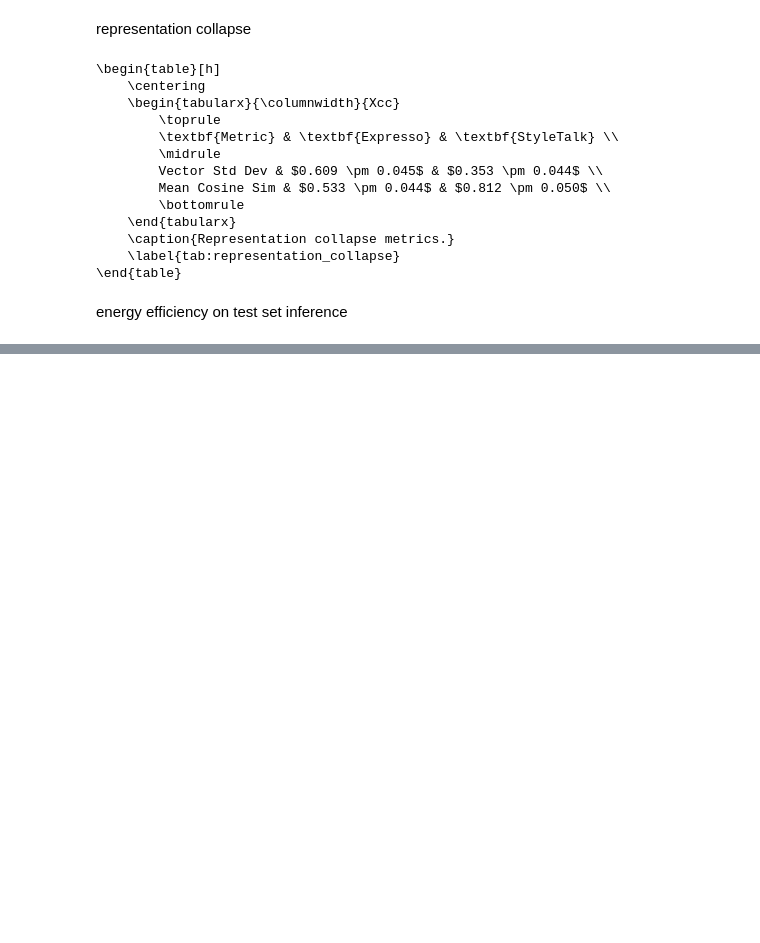
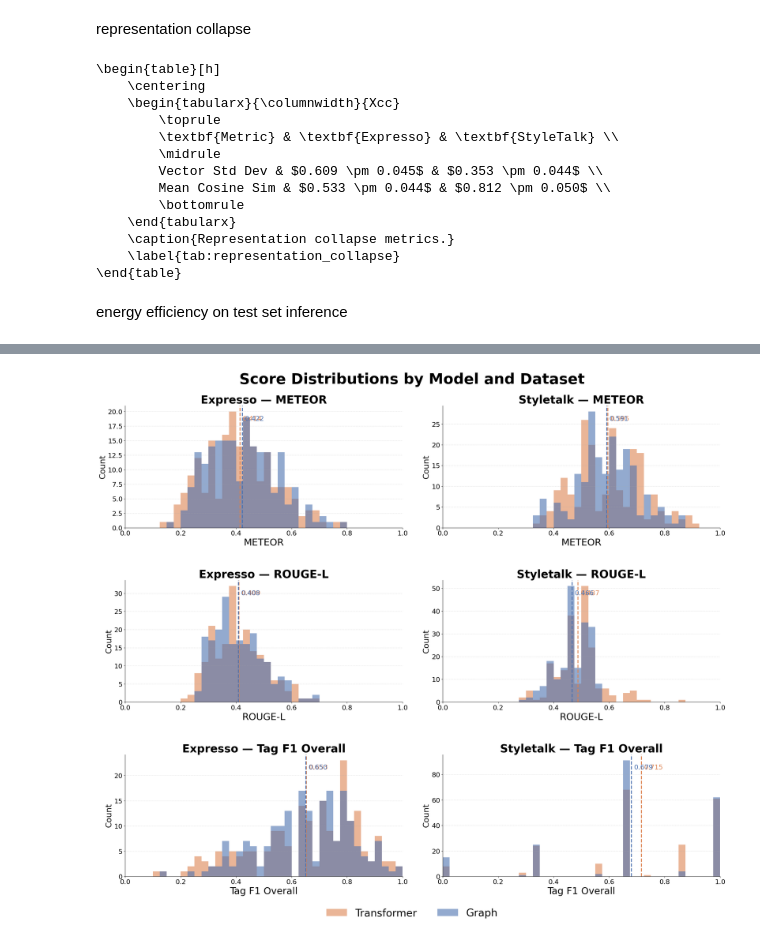
Before and after one commit to JackMclaughlin424/imgs789-project_graph-dialogue-modeling, a Jupyter notebook: src/notebooks/inference_test_visualizations.ipynb, the cells around one changed output, grey strips where cells are left out. Saved outputs shown, nothing was run; the diff lists cells and outputs as text; code cells hidden in the pictures; blank space fills up the shorter version.

```diff
--- a/src/notebooks/inference_test_visualizations.ipynb
+++ b/src/notebooks/inference_test_visualizations.ipynb
@@ -489,0 +384,58 @@ Loaded runs: ['infer_test_expresso', 'infer_baseline_expresso']
+# %%
+import numpy as np
+import matplotlib.pyplot as plt
+
+TRANSFORMER_COLOR = "#DD8452"
+GRAPH_COLOR       = "#4C72B0"
+
+DATASETS = ["expresso", "styletalk"]
+
+METRICS = [
+    ("meteor",        "METEOR"),
+    ("rougeL",        "ROUGE-L"),
+    ("tag_f1_overall","Tag F1 Overall"),
+]
+
+BINS = 40
+
+fig, axes = plt.subplots(len(METRICS), len(DATASETS), figsize=(24, 7 * len(METRICS)))
+
+for row_idx, (col, label) in enumerate(METRICS):
+    for col_idx, dataset in enumerate(DATASETS):
+        ax = axes[row_idx][col_idx]
+
+        t_samples = data[f"transformer_{dataset}"]["samples"]
+        g_samples = data[f"graph_{dataset}"]["samples"]
+
+        t_vals = np.array([s[col] for s in t_samples if s[col] is not None], dtype=float)
+        g_vals = np.array([s[col] for s in g_samples if s[col] is not None], dtype=float)
+
+        bin_edges = np.linspace(0, 1, BINS + 1)
+
+        ax.hist(t_vals, bins=bin_edges, color=TRANSFORMER_COLOR, alpha=0.6, label="Transformer")
+        ax.hist(g_vals, bins=bin_edges, color=GRAPH_COLOR,       alpha=0.6, label="Graph")
+
+        for vals, color in [(t_vals, TRANSFORMER_COLOR), (g_vals, GRAPH_COLOR)]:
+            mean_val = vals.mean()
+            ax.axvline(mean_val, color=color, linestyle="--", linewidth=2.5)
+            ax.text(mean_val + 0.01, ax.get_ylim()[1] * 0.92,
+                    f"{mean_val:.3f}", color=color, fontsize=18, va="top")
+
+        ax.set_xlim(0, 1)
+        ax.set_xlabel(label, fontsize=26)
+        ax.set_ylabel("Count", fontsize=22)
+        ax.set_title(f"{dataset.capitalize()} — {label}", fontsize=30, fontweight="semibold")
+        ax.tick_params(axis="both", labelsize=18)
+        ax.spines["top"].set_visible(False)
+        ax.spines["right"].set_visible(False)
+        ax.grid(axis="y", linestyle="--", alpha=0.4)
+
+handles, labels_ = axes[0][0].get_legend_handles_labels()
+fig.legend(handles, labels_, loc="lower center", ncol=2,
+           fontsize=28, frameon=False, bbox_to_anchor=(0.5, -0.02))
+
+fig.suptitle("Score Distributions by Model and Dataset", fontsize=40, fontweight="semibold")
+plt.tight_layout(rect=[0, 0.03, 1, 0.98], h_pad=6, w_pad=4)
+plt.show()
+# %% [output]
+[figure, added]
```
Also changed, not shown: parts of 11 cells of this notebook.
